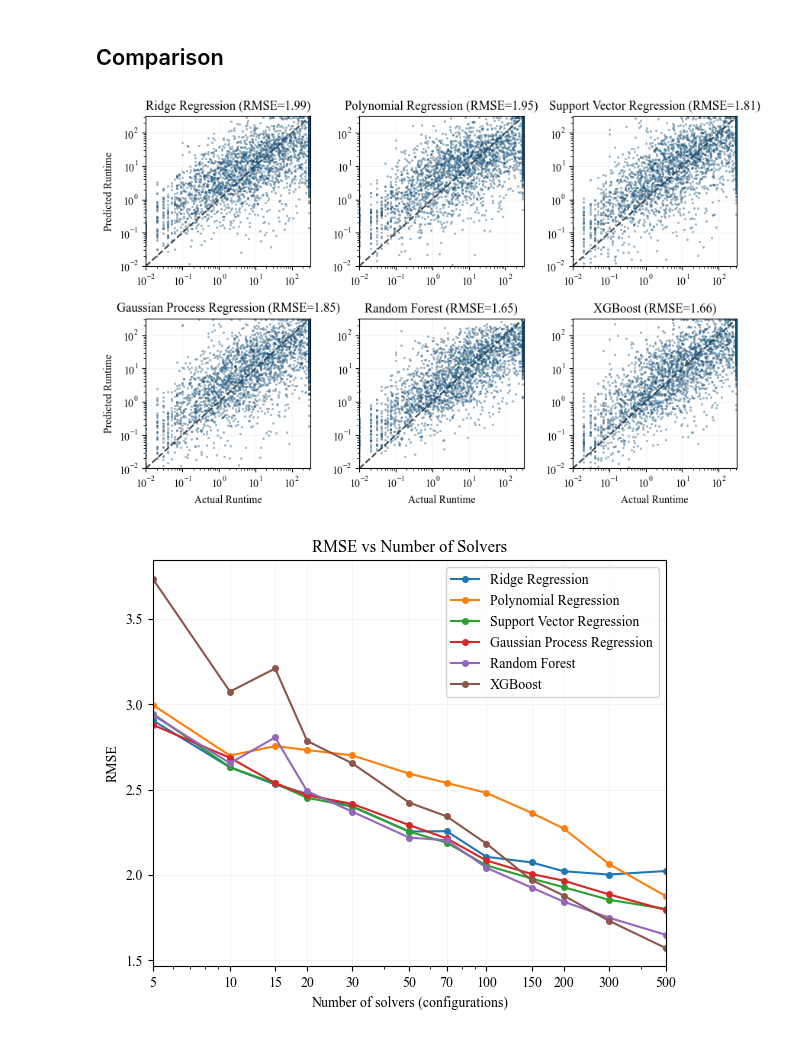
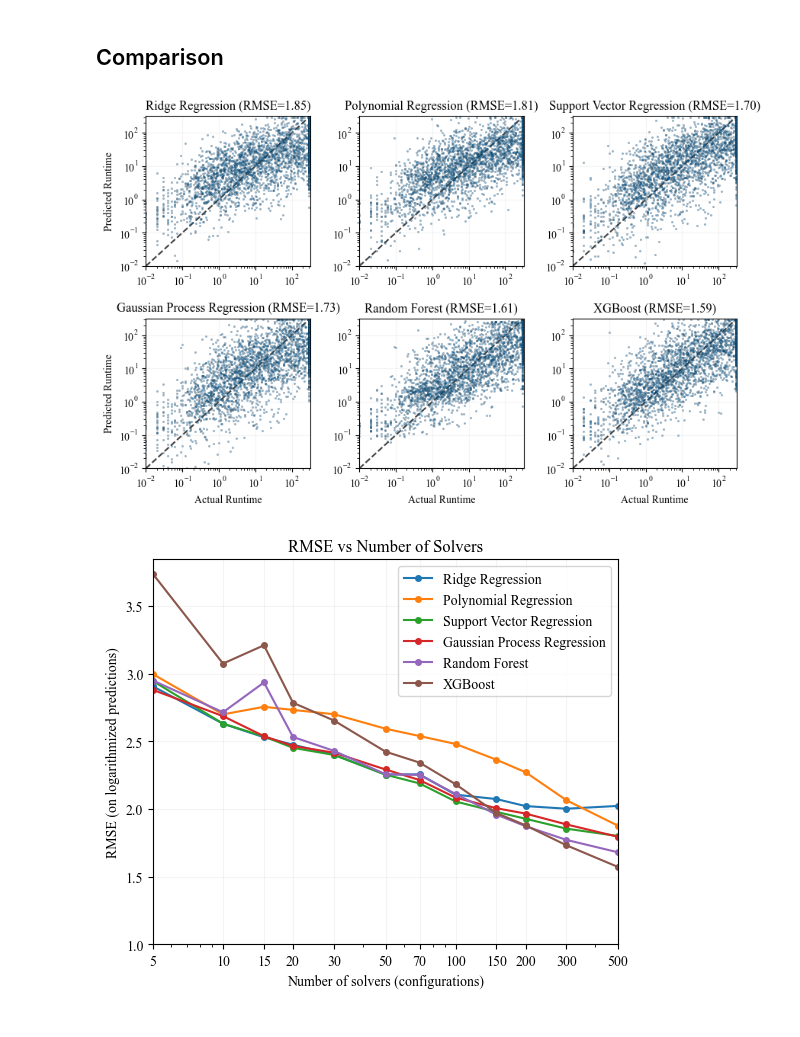
Before and after one commit to zakrzewow/raw-algorithm-portfolios, a Jupyter notebook: archive/phase1/comparison_base.ipynb, the cells around one changed output. Drawn from its saved outputs; the diff is of its cells as text; code cells hidden in the pictures.

```diff
--- a/archive/phase1/comparison_base.ipynb
+++ b/archive/phase1/comparison_base.ipynb
@@ -146,16 +146,6 @@ ridge_incumbent = optimize_hyperparameters(
     n_trials=N_TRIALS,
 )
 
-ridge_incumbent = optimize_hyperparameters(
-    df=df,
-    model_cls=Ridge,
-    wrapper_cls=ScikitLearnWrapper,
-    configspace=RIDGE_CONFIGSPACE,
-    splits=SPLITS,
-    random_state=RANDOM_STATE,
-    n_trials=N_TRIALS,
-)
-
 ridge_incumbent
 # %% [output]
 [INFO][abstract_initial_design.py:147] Using 20 initial design configurations and 0 additional configurations.
@@ -436,7 +424,7 @@ result_df = pd.DataFrame(records)
 fig, axs = plt.subplots(nrows=2, ncols=3, figsize=(10, 6))
 axs = axs.flatten()
 
-plot_df = result_df.loc[(result_df["random_state"] == 4) & (result_df["solver_number"] == 300)].reset_index(drop=True)
+plot_df = result_df.loc[(result_df["random_state"] == 17) & (result_df["solver_number"] == 300)].reset_index(drop=True)
 
 for i, result in plot_df.iterrows():
     ax = axs[i]
@@ -463,35 +451,35 @@ axs[3].set_xlabel("Actual Runtime")
 axs[4].set_xlabel("Actual Runtime")
 axs[5].set_xlabel("Actual Runtime")
 plt.subplots_adjust(wspace=0.3, hspace=0.35)
-# plt.savefig("runtime_predictions.png", dpi=300, bbox_inches="tight")
+# plt.savefig("fig.png", dpi=300, bbox_inches="tight")
 plt.show()
 # %% [output]
-[figure, old version]
+[figure, new version]
 # %%
 fig, ax = plt.subplots(figsize=(6, 5))
 
 plot_df = result_df.groupby(["name", "solver_number"], sort=False)["rmse"].mean().reset_index()
 
 for name, group in plot_df.groupby("name", sort=False):
     plt.plot(
         group['solver_number'],
         group['rmse'],
         'o-',
         label=name,
         linewidth=1.5,
          markersize=4
     )
 
 plt.xscale('log')
 plt.xlabel('Number of solvers (configurations)')
-plt.ylabel('RMSE')
+plt.ylabel('RMSE (on logarithmized predictions)')
 plt.legend(loc='best', frameon=True)
 plt.xticks(plot_df['solver_number'].unique(), plot_df['solver_number'].unique())
 plt.title('RMSE vs Number of Solvers')
-plt.tight_layout()
-# plt.savefig("rmse_vs_solver_number.png", dpi=300, bbox_inches="tight")
+plt.ylim(1)
+# plt.savefig("fig.png", dpi=300, bbox_inches="tight")
 plt.show()
 # %% [output]
-[figure, old version]
+[figure, new version]
 # %%
 result_df.pivot_table(
```
Also changed, not shown: parts of 2 cells of this notebook, 4 other files.
